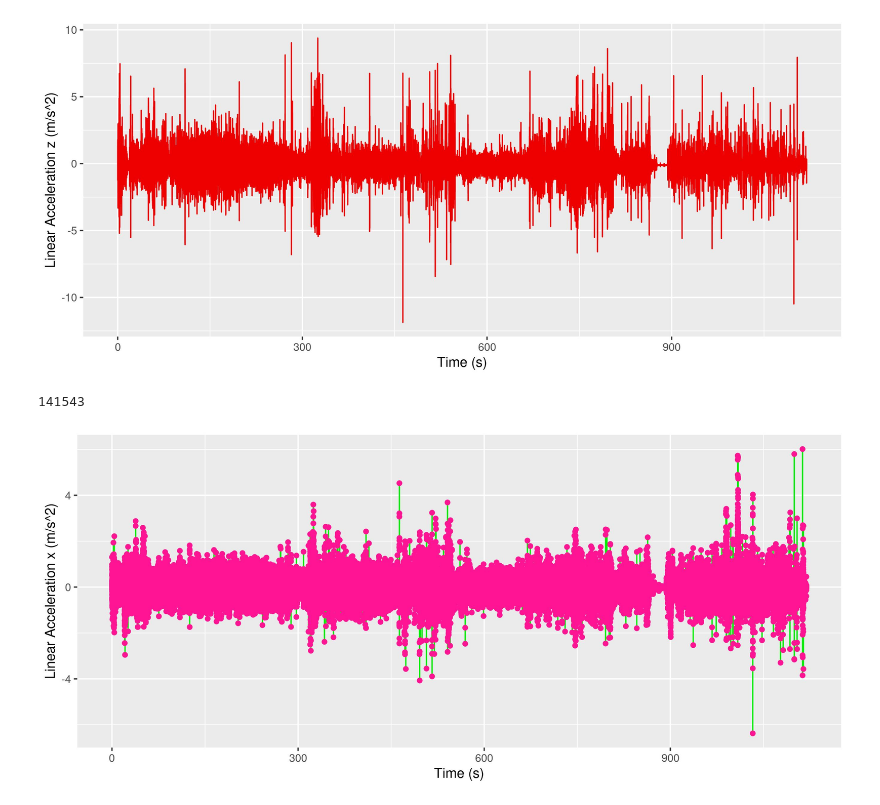
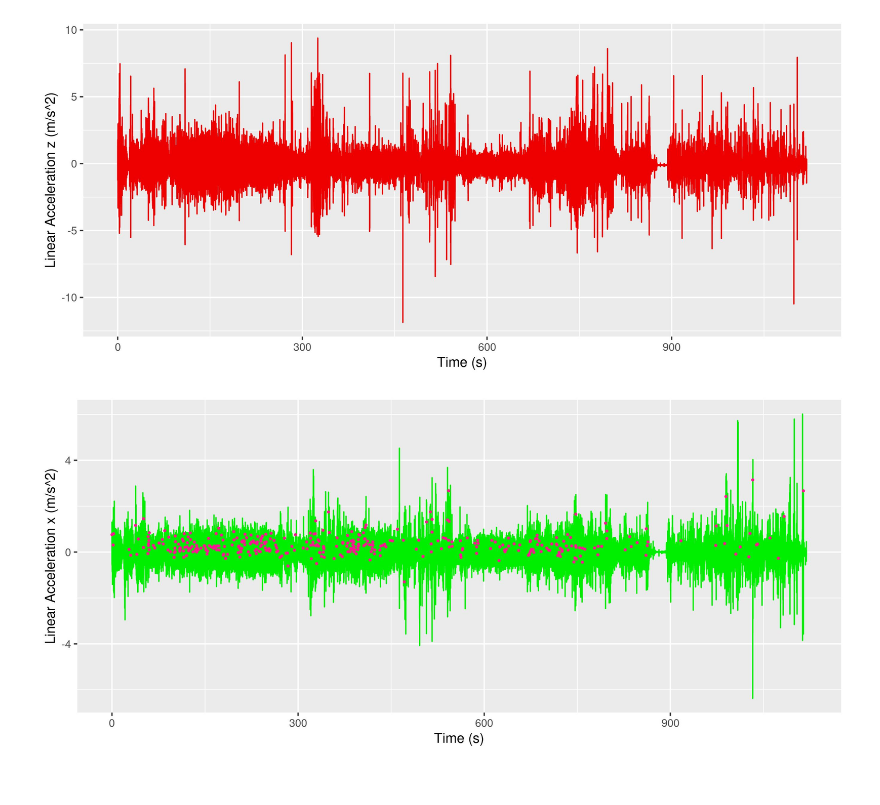
Before and after one commit to MohrJonas/DIYPhysicsExperiment, a Jupyter notebook: Calculations.ipynb, the cells around one changed output. Drawn from its saved outputs; the diff is of its cells as text; code cells hidden in the pictures.

```diff
--- a/Calculations.ipynb
+++ b/Calculations.ipynb
@@ -62,13 +60,16 @@ fun applyPattern(pattern: ValuePattern, frame: DataFrame, colName: String): Data
 //applyPattern(ValuePattern(ValuePatternPart(ValueRelationType.ASCENDING, 1, Int.MAX_VALUE, 0.1, Double.MAX_VALUE), ValuePatternPart(ValueRelationType.DESCENDING, 1, Int.MAX_VALUE, 0.1, Double.MAX_VALUE)), rawData, "Linear Acceleration y (m/s^2)")
 # %%
 //Plot the raw data as well as the filtered data
-val xPattern = ValuePattern(ValuePatternPart(ValueRelationType.DESCENDING, 3, Int.MAX_VALUE, 1.0, Double.MAX_VALUE), ValuePatternPart(ValueRelationType.ASCENDING, 3, Int.MAX_VALUE, 0.5, Double.MAX_VALUE))
-val filteredXData = applyPattern(xPattern, rawData, "Linear Acceleration x (m/s^2)")
-println(filteredXData.nrow)
+val turnPattern = ValuePattern(
+    ValuePatternPart(ValueRelationType.ASCENDING, 2, Int.MAX_VALUE, 0.3, Double.MAX_VALUE),
+    ValuePatternPart(ValueRelationType.EQUAL, 0, Int.MAX_VALUE, 0.0, Double.MAX_VALUE),
+    ValuePatternPart(ValueRelationType.DESCENDING, 2, Int.MAX_VALUE, 0.3, Double.MAX_VALUE)
+)
+
+val filteredXData = applyPattern(turnPattern, rawData, "Linear Acceleration x (m/s^2)")
 rawData.plot(Aes(x = "Time (s)"))
     .geomLine(color = RColor.green2, mapping = Aes(y="Linear Acceleration x (m/s^2)"))
-    .geomPoint(color = RColor.deeppink, mapping = Aes(y="Linear Acceleration x (m/s^2)"), `data` = filteredXData)
+    .geomPoint(color = RColor.deeppink, mapping = Aes(y="Linear Acceleration x (m/s^2)"), `data` = filteredXData, size = 0.5)
 # %% [output]
-141543
-[figure, old version]
+[figure, new version]
 # %%
```
Also changed, not shown: parts of 3 cells of this notebook, 12 other files.
